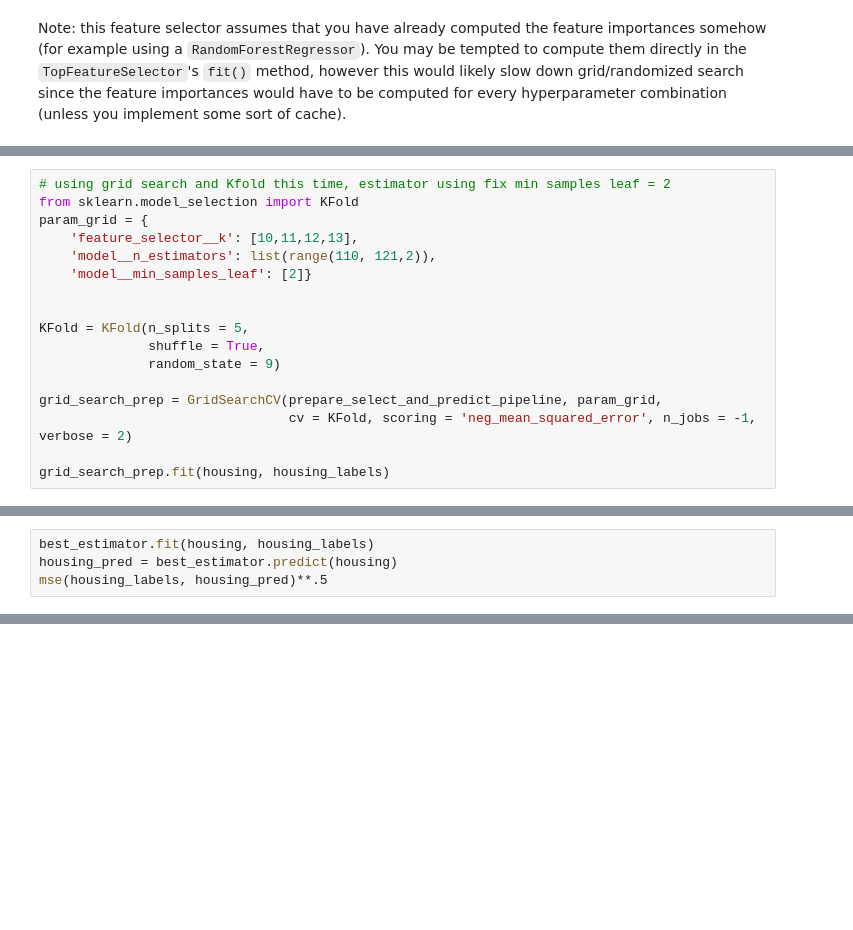
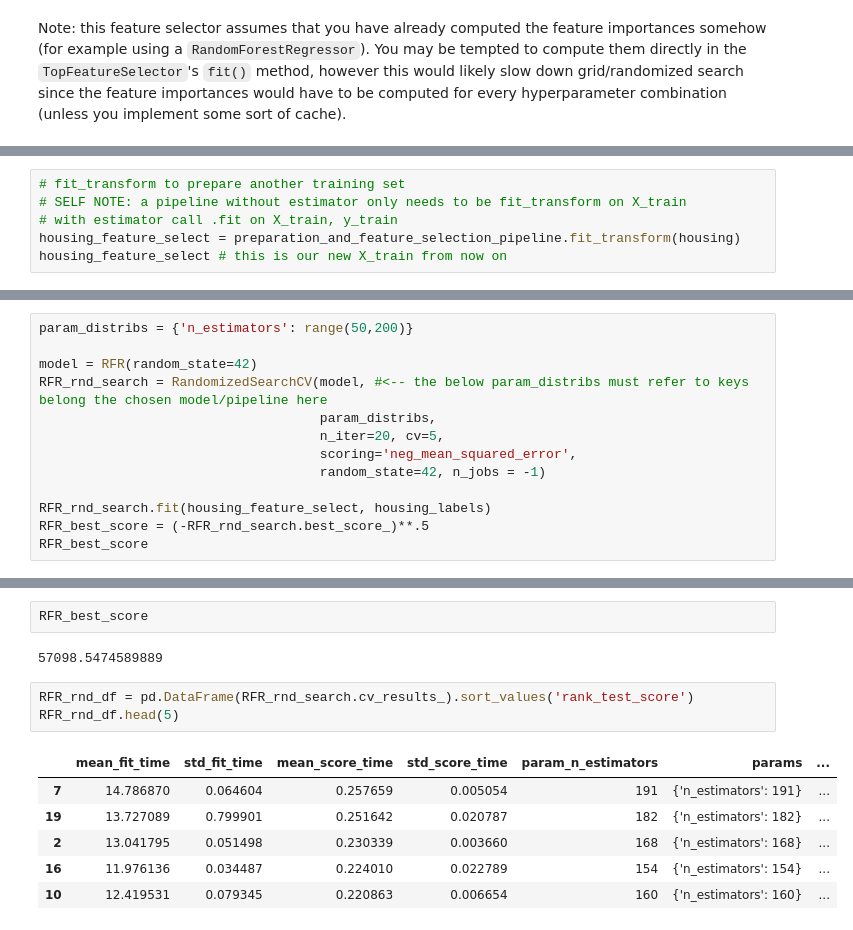
Before and after one commit to nhdquyen/Traditional-ML-on-House-Price-Prediction, a Jupyter notebook: House_Price_Prediction_Traditional_ML.ipynb, the cells around one changed output, grey strips where cells are left out. Cells and saved outputs as stored; diff of their text form; blank space fills up the shorter version.

```diff
--- a/House_Price_Prediction_Traditional_ML.ipynb
+++ b/House_Price_Prediction_Traditional_ML.ipynb
@@ -1557,17 +1185,0 @@ prepare_select_and_predict_pipeline.named_steps['model'].min_samples_leaf
-# %%
-# using grid search and Kfold this time, estimator using fix min samples leaf = 2
-from sklearn.model_selection import KFold
-param_grid = {
-    'feature_selector__k': [10,11,12,13],
-    'model__n_estimators': list(range(110, 121,2)),
-    'model__min_samples_leaf': [2]}
-
-
-KFold = KFold(n_splits = 5,
-              shuffle = True,
-              random_state = 9)
-
-grid_search_prep = GridSearchCV(prepare_select_and_predict_pipeline, param_grid,
-                                cv = KFold, scoring = 'neg_mean_squared_error', n_jobs = -1, verbose = 2)
-
-grid_search_prep.fit(housing, housing_labels)
@@ -1619,4 +1185,0 @@ np.sqrt(-grid_search_prep.best_score_)
-# %%
-best_estimator.fit(housing, housing_labels)
-housing_pred = best_estimator.predict(housing)
-mse(housing_labels, housing_pred)**.5
@@ -1633,0 +1193,6 @@ Let's try to finetune the best possible model for this dataset. Here a few thing
+# %%
+# fit_transform to prepare another training set
+# SELF NOTE: a pipeline without estimator only needs to be fit_transform on X_train
+# with estimator call .fit on X_train, y_train
+housing_feature_select = preparation_and_feature_selection_pipeline.fit_transform(housing)
+housing_feature_select # this is our new X_train from now on
@@ -1633,0 +1268,13 @@ Let's try to finetune the best possible model for this dataset. Here a few thing
+# %%
+param_distribs = {'n_estimators': range(50,200)}
+
+model = RFR(random_state=42)
+RFR_rnd_search = RandomizedSearchCV(model, #<-- the below param_distribs must refer to keys belong the chosen model/pipeline here
+                                    param_distribs,
+                                    n_iter=20, cv=5,
+                                    scoring='neg_mean_squared_error',
+                                    random_state=42, n_jobs = -1)
+
+RFR_rnd_search.fit(housing_feature_select, housing_labels)
+RFR_best_score = (-RFR_rnd_search.best_score_)**.5
+RFR_best_score
@@ -1633,0 +1287,14 @@ Let's try to finetune the best possible model for this dataset. Here a few thing
+# %%
+RFR_best_score
+# %% [output]
+57098.5474589889
+# %%
+RFR_rnd_df = pd.DataFrame(RFR_rnd_search.cv_results_).sort_values('rank_test_score')
+RFR_rnd_df.head(5)
+# %% [output]
+|  | mean_fit_time | std_fit_time | mean_score_time | std_score_time | param_n_estimators | params | ... |
+| 7 | 14.786870 | 0.064604 | 0.257659 | 0.005054 | 191 | {'n_estimators': 191} | ... |
+| 19 | 13.727089 | 0.799901 | 0.251642 | 0.020787 | 182 | {'n_estimators': 182} | ... |
+| 2 | 13.041795 | 0.051498 | 0.230339 | 0.003660 | 168 | {'n_estimators': 168} | ... |
+| 16 | 11.976136 | 0.034487 | 0.224010 | 0.022789 | 154 | {'n_estimators': 154} | ... |
+| 10 | 12.419531 | 0.079345 | 0.220863 | 0.006654 | 160 | {'n_estimators': 160} | ... |
```
Also changed, not shown: parts of 126 cells of this notebook.
